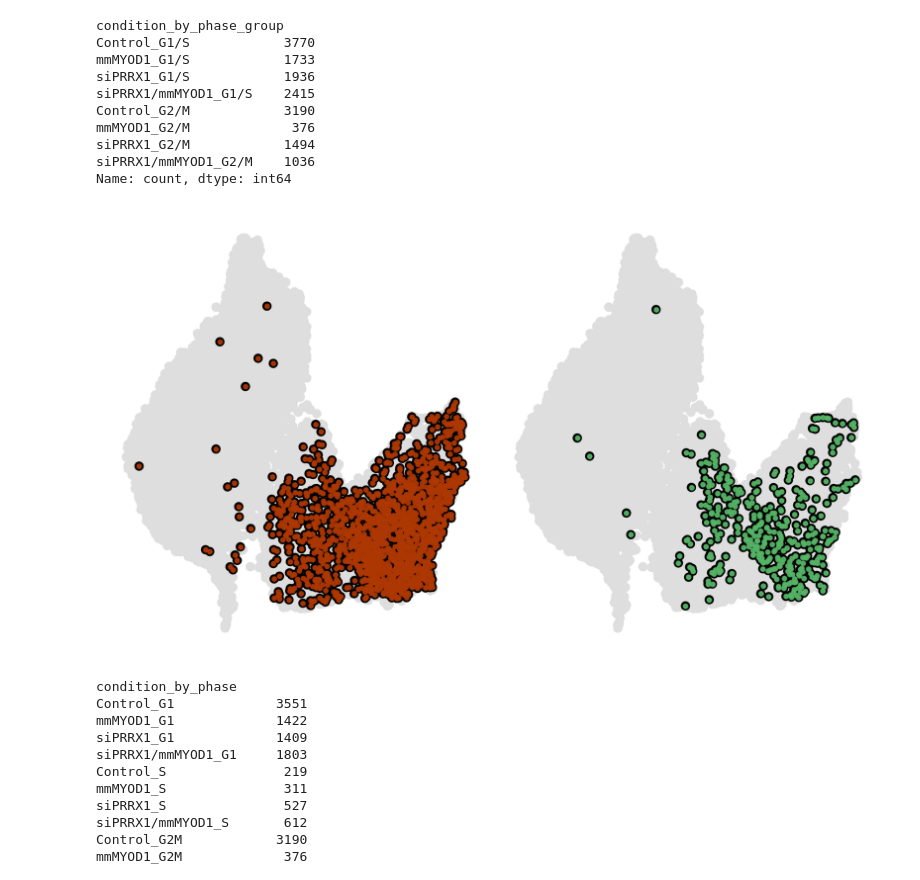
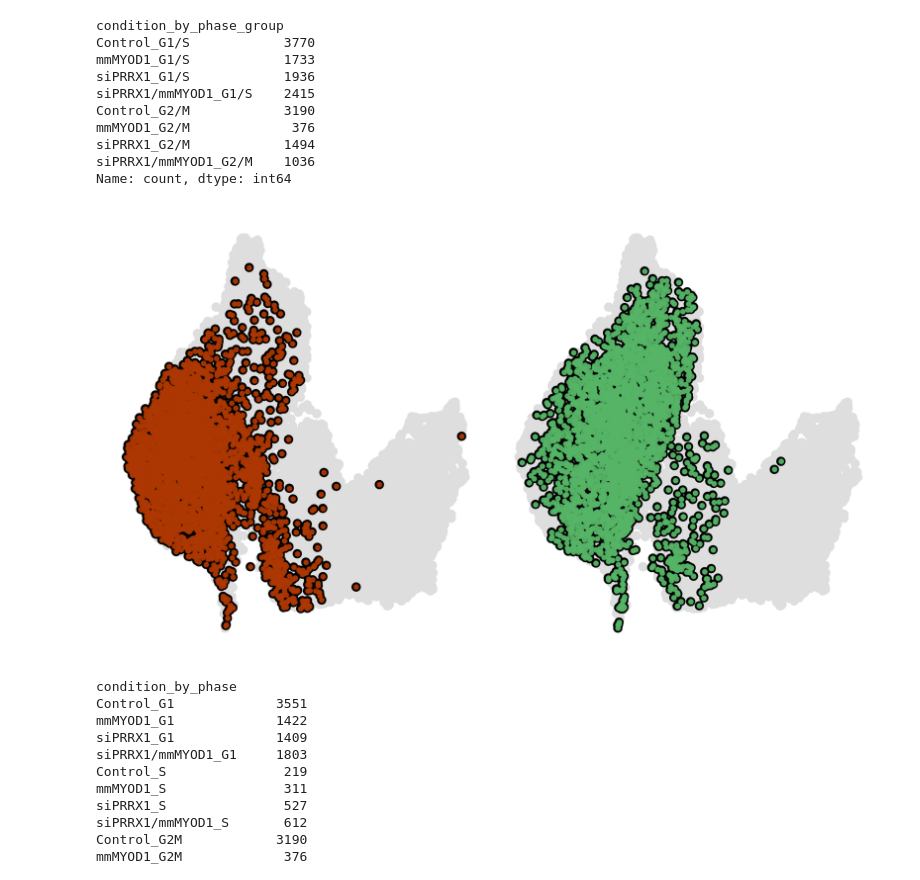
Before and after one commit to jrcwycy/hybrid_reprogramming, a Jupyter notebook: notebooks/anndatas/pretty_plots.ipynb, the cells around one changed output. Drawn from its saved outputs; the diff is of its cells as text; code cells hidden in the pictures.

```diff
--- a/notebooks/anndatas/pretty_plots.ipynb
+++ b/notebooks/anndatas/pretty_plots.ipynb
@@ -196,7 +196,7 @@ axes = axes.flatten()
 
 colors = ['#ad3803', '#56b567']
 
-group = 'mmMYOD1'
+group = 'Control'
 
 group_phases = [f'{group}_G1/S', f'{group}_G2/M']
 
@@ -222,34 +222,34 @@ for i, phase in enumerate(group_phases):
         adata.obs.loc[phase_indices, 'UMAP_2'],
         c='black',
         s=25,
         alpha=1,
         edgecolors='none',
         linewidths=0,
     )
 
 
     ax.scatter(
         adata.obs.loc[phase_indices, 'UMAP_1'],
         adata.obs.loc[phase_indices, 'UMAP_2'],
         c=colors[i],
         s=4,
         label=phase,
         alpha=0.9,
     )
 
     ax.set_title("")
     ax.set_xticks([])
     ax.set_yticks([])
     ax.axis(False)
 
 # Remove any extra empty subplots
 for j in range(i + 1, len(axes)):
     fig.delaxes(axes[j])
 
 plt.tight_layout()
 plt.show()
 # %% [output]
-[figure, old version]
+[figure, new version]
 # %%
 adata.obs["condition_by_phase"] = (
     adata.obs["pooled_condition"].astype(str) + "_" + adata.obs["phase"].astype(str)
```
Also changed, not shown: parts of 4 cells of this notebook, 5 other files.
